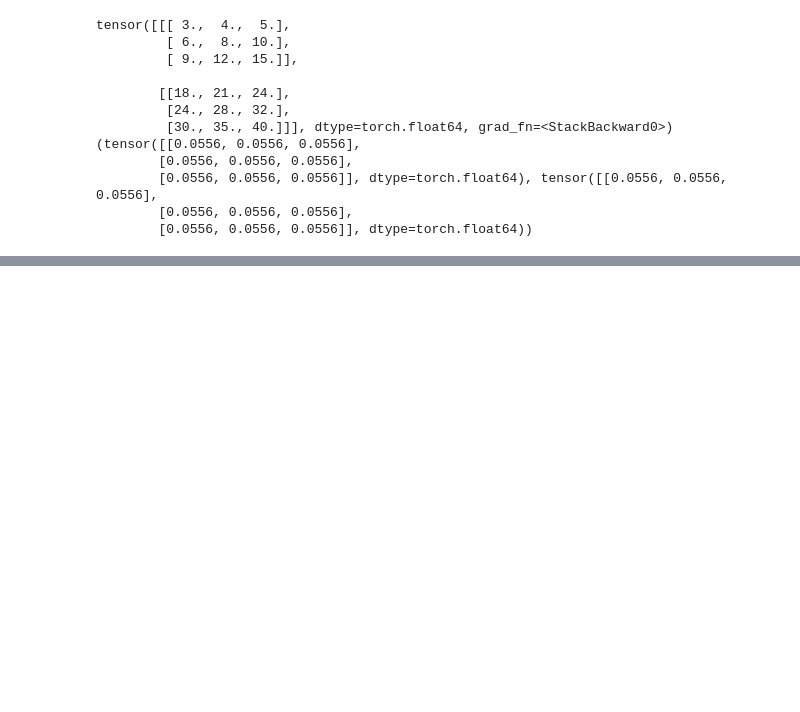
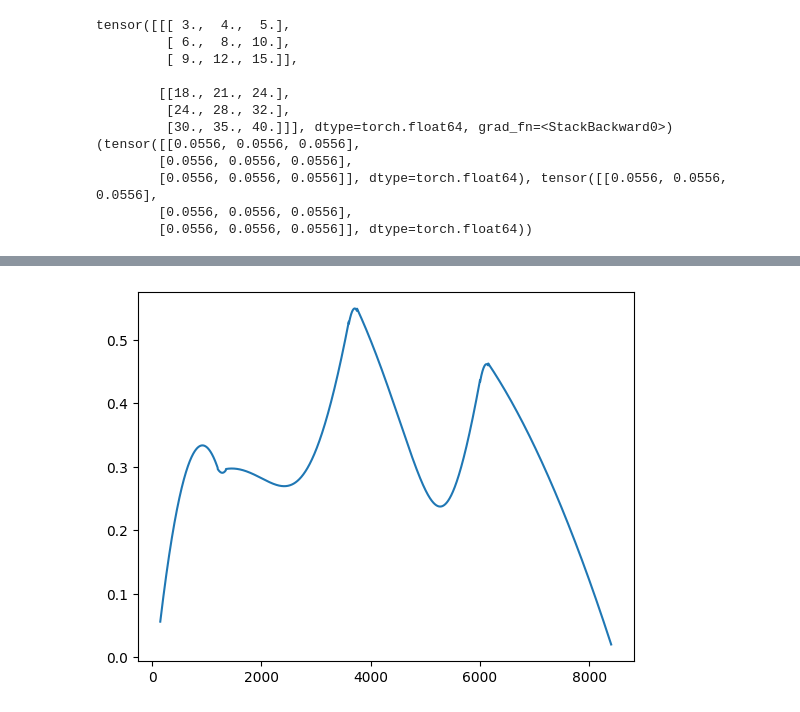
Before and after one commit to florentin1304/nanodrones_imitationlearning, a Jupyter notebook: nanodrones_sim/controllers/tests.ipynb, the cells around one changed output, grey strips where cells are left out. Drawn from its saved outputs; the diff is of its cells as text; code cells hidden in the pictures; blank space fills up the shorter version.

```diff
--- a/nanodrones_sim/controllers/tests.ipynb
+++ b/nanodrones_sim/controllers/tests.ipynb
@@ -105,0 +102,20 @@ TypeError: array() takes from 1 to 2 positional arguments but 3 were given
+# %%
+import numpy as np
+import matplotlib.pyplot as plt
+from math import atan2
+
+df = pd.read_csv("traj.csv")[['x','y','z','yaw']]
+
+s = 150
+dx = df['x']-df['x'].shift(s)
+dy = df['y']-df['y'].shift(s)
+dv = np.array( [ [dxi,dyi] for dxi, dyi in zip(dx,dy) ] )
+plt.plot(np.linalg.norm(dv,axis=1))
+
+dv_angle = dv - np.roll(dv, 1)
+dv_angle
+# dv_angle = [atan2(x[1], x[0]) for x in dv_angle]
+# plt.plot(dv_angle)
+dyaw = df['yaw'] - df['yaw'].shift(s)
+# %% [output]
+[figure, added]
```
Also changed, not shown: parts of 2 cells of this notebook, 12 other files.
